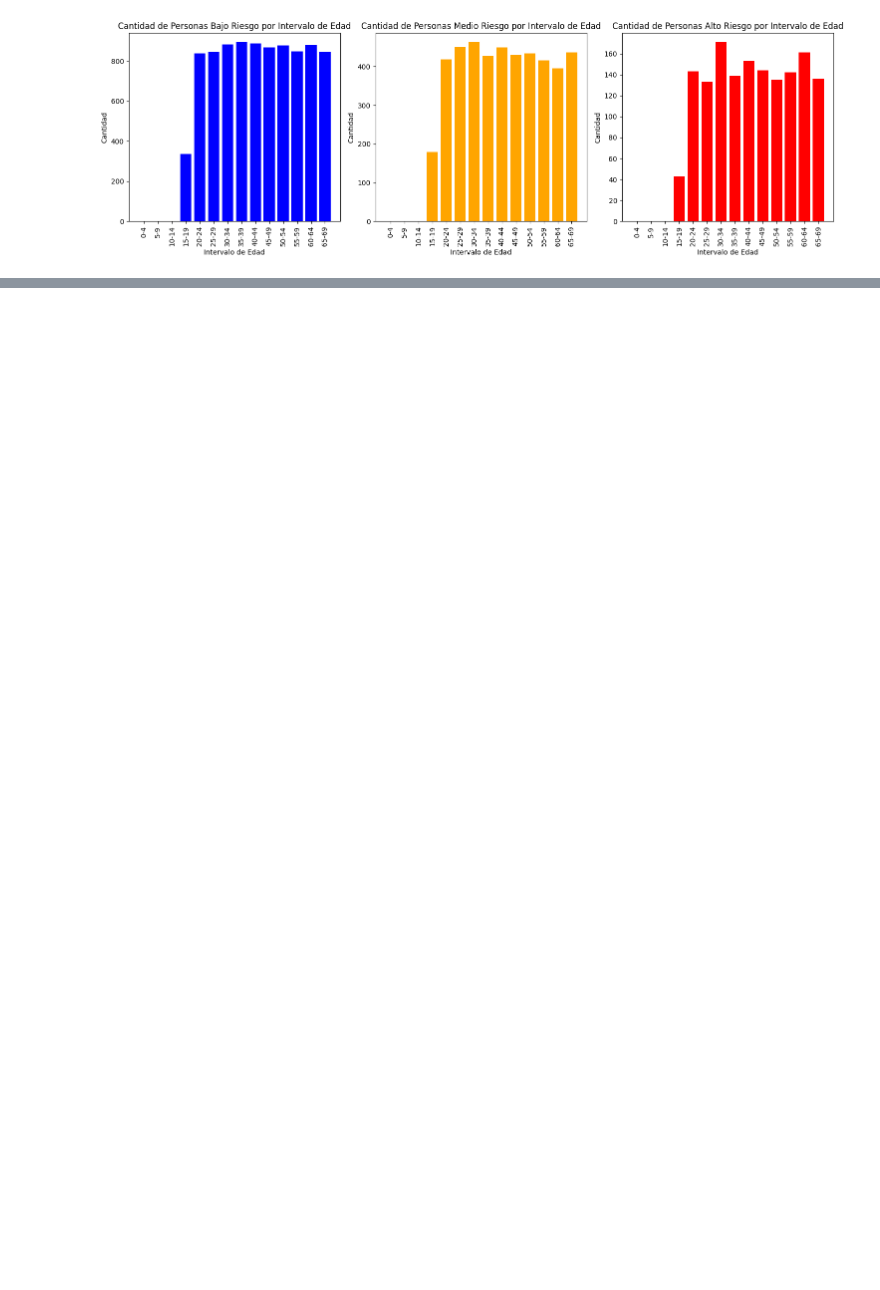
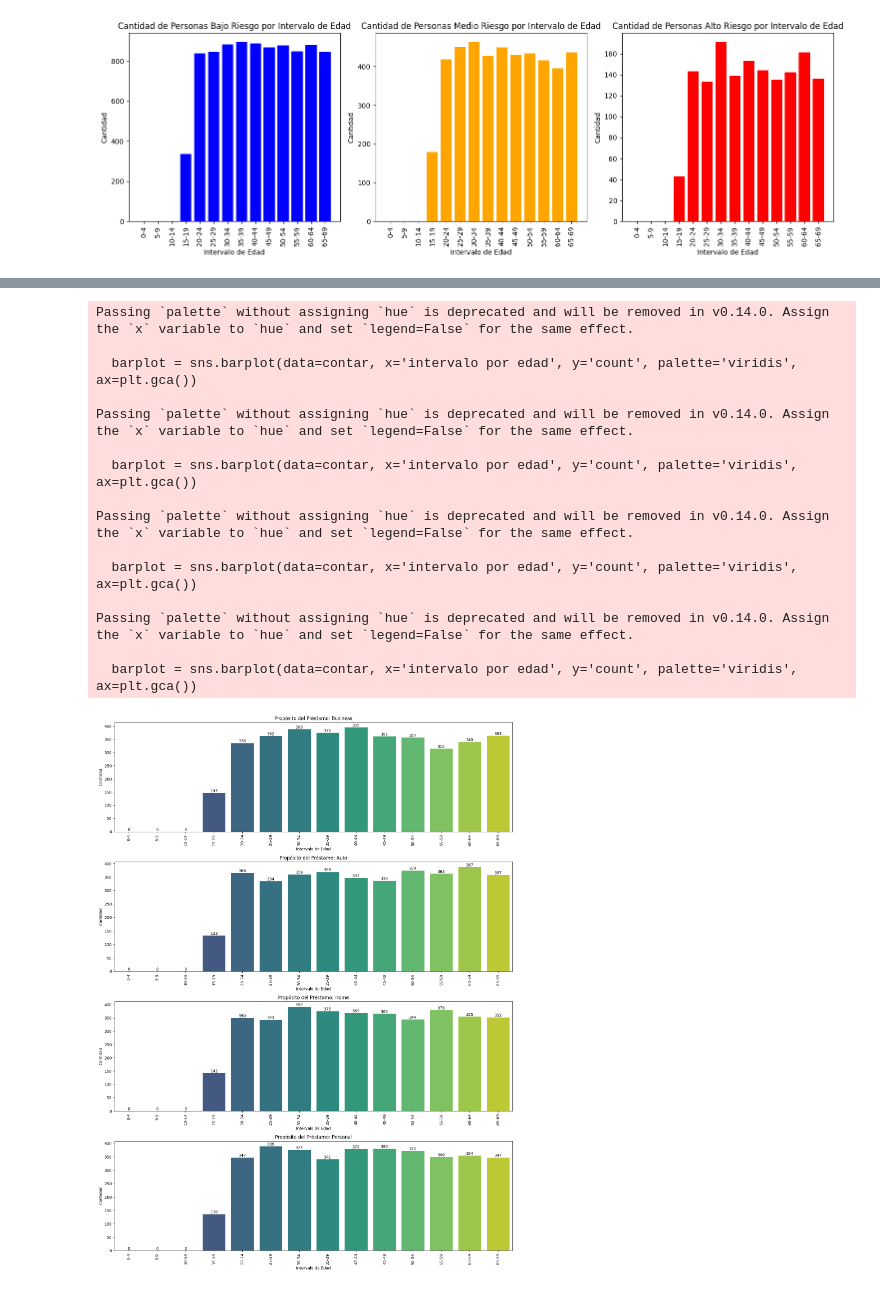
Before and after one commit to NFGI/Magister, a Jupyter notebook: magister/notebooks/03_Visualizacion.ipynb, the cells around one changed output, grey strips where cells are left out. Drawn from its saved outputs; the diff is of its cells as text; code cells hidden in the pictures; blank space fills up the shorter version.

```diff
--- a/magister/notebooks/03_Visualizacion.ipynb
+++ b/magister/notebooks/03_Visualizacion.ipynb
@@ -61,0 +141,60 @@ plt.show()
+# %%
+# Intervalos de edad
+intervalo = range(0, ac['Age'].max() + 5, 5)
+etiqueta = [f'{i}-{i+4}' for i in intervalo[:-1]]
+
+# Agregar una columna de intervalos de edad al DataFrame
+ac['intervalo por edad'] = pd.cut(ac['Age'], bins=intervalo, labels=etiqueta, right=False)
+
+# Propósitos de préstamos únicos
+propositos_prestamo = ac['Loan Purpose'].unique()
+
+# Configurar la figura para los gráficos
+plt.figure(figsize=(15, len(propositos_prestamo) * 5))
+
+# Generar un gráfico para cada propósito del préstamo
+for i, proposito in enumerate(propositos_prestamo, 1):
+    plt.subplot(len(propositos_prestamo), 1, i)
+    datos_filtrados = ac[ac['Loan Purpose'] == proposito]
+
+    # Crear un DataFrame agrupado por intervalo de edad y contar las ocurrencias
+    contar = datos_filtrados.groupby(['intervalo por edad']).size().reset_index(name='count')
+
+    # Graficar los datos
+    barplot = sns.barplot(data=contar, x='intervalo por edad', y='count', palette='viridis', ax=plt.gca())
+    plt.title(f'Propósito del Préstamo: {proposito}')
+    plt.xlabel('Intervalo de Edad')
+    plt.ylabel('Cantidad')
+    plt.xticks(rotation=90)
+
+    # Añadir los números en cada barra
+    for p in barplot.patches:
+        height = p.get_height()
+        barplot.annotate(f'{int(height)}',
+                         (p.get_x() + p.get_width() / 2., height),
+                         ha='center', va='center',
+                         xytext=(0, 5),
+                         textcoords='offset points')
+
+# Ajustar el layout para que no se solapen los gráficos
+plt.tight_layout()
+
+# Mostrar los gráficos
+plt.show()
+# %% [output]
+Passing `palette` without assigning `hue` is deprecated and will be removed in v0.14.0. Assign the `x` variable to `hue` and set `legend=False` for the same effect.
+
+  barplot = sns.barplot(data=contar, x='intervalo por edad', y='count', palette='viridis', ax=plt.gca())
+
+Passing `palette` without assigning `hue` is deprecated and will be removed in v0.14.0. Assign the `x` variable to `hue` and set `legend=False` for the same effect.
+
+  barplot = sns.barplot(data=contar, x='intervalo por edad', y='count', palette='viridis', ax=plt.gca())
+
+Passing `palette` without assigning `hue` is deprecated and will be removed in v0.14.0. Assign the `x` variable to `hue` and set `legend=False` for the same effect.
+
+  barplot = sns.barplot(data=contar, x='intervalo por edad', y='count', palette='viridis', ax=plt.gca())
+
+Passing `palette` without assigning `hue` is deprecated and will be removed in v0.14.0. Assign the `x` variable to `hue` and set `legend=False` for the same effect.
+
+  barplot = sns.barplot(data=contar, x='intervalo por edad', y='count', palette='viridis', ax=plt.gca())
+[figure, added]
```
Also changed, not shown: parts of 4 cells of this notebook.
